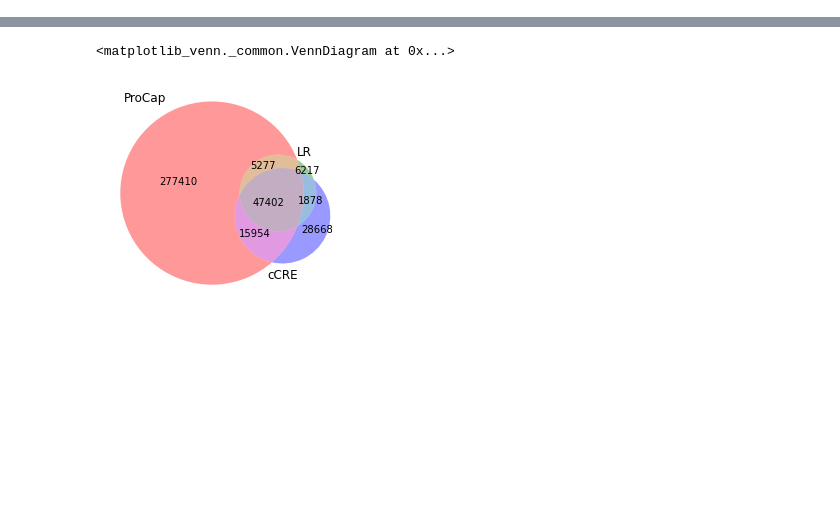
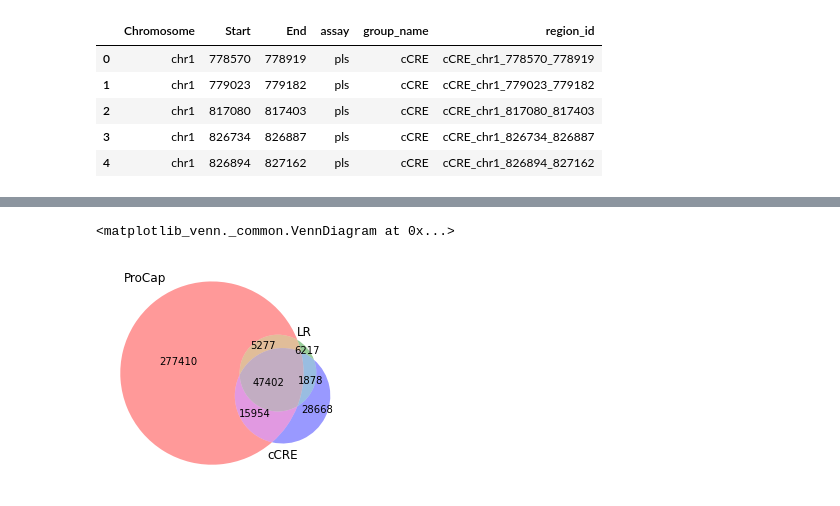
Before and after one commit to fairliereese/encode_promoters, a Jupyter notebook: 230905_intersect_dev.ipynb, the cells around one changed output, grey strips where cells are left out. Saved outputs shown, nothing was run; the diff lists cells and outputs as text; code cells hidden in the pictures; blank space fills up the shorter version.

```diff
--- a/230905_intersect_dev.ipynb
+++ b/230905_intersect_dev.ipynb
@@ -153,0 +206,9 @@ df = three_way_intersect(files_1,
+# %%
+ccre_df.head()
+# %% [output]
+|  | Chromosome | Start | End | assay | group_name | region_id |
+| 0 | chr1 | 778570 | 778919 | pls | cCRE | cCRE_chr1_778570_778919 |
+| 1 | chr1 | 779023 | 779182 | pls | cCRE | cCRE_chr1_779023_779182 |
+| 2 | chr1 | 817080 | 817403 | pls | cCRE | cCRE_chr1_817080_817403 |
+| 3 | chr1 | 826734 | 826887 | pls | cCRE | cCRE_chr1_826734_826887 |
+| 4 | chr1 | 826894 | 827162 | pls | cCRE | cCRE_chr1_826894_827162 |
```
Also changed, not shown: parts of 14 cells of this notebook.
